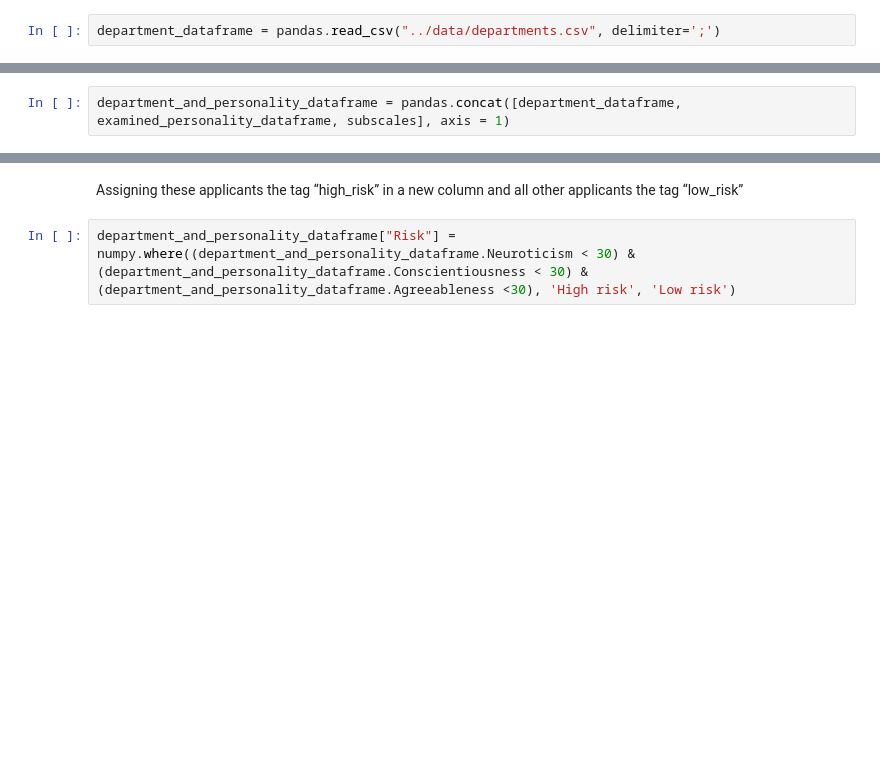
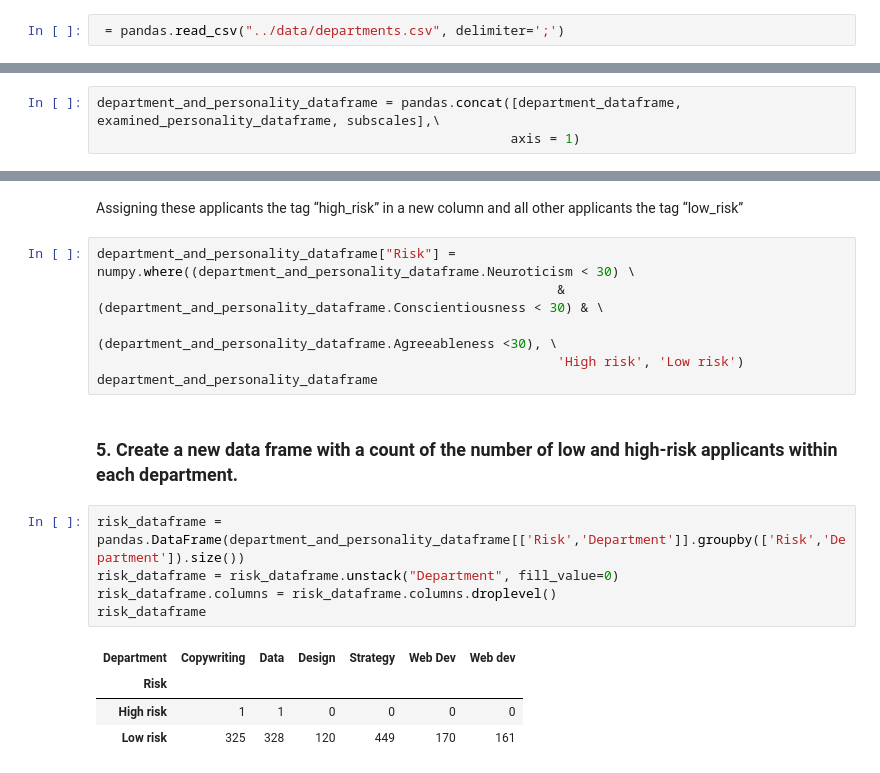
Before and after one commit to RTEE001/Data-wrangling, a Jupyter notebook: data_wrangling/Data-wrangling.ipynb, the cells around one changed output, grey strips where cells are left out. Saved outputs shown, nothing was run; the diff lists cells and outputs as text; blank space fills up the shorter version.

```diff
--- a/data_wrangling/Data-wrangling.ipynb
+++ b/data_wrangling/Data-wrangling.ipynb
@@ -171,4 +172,4 @@ subscales.head()
 # %% [markdown]
 Reading in department dataframe
 # %%
-department_dataframe = pandas.read_csv("../data/departments.csv", delimiter=';')
+ = pandas.read_csv("../data/departments.csv", delimiter=';')
@@ -175,7 +178,8 @@ department_dataframe = pandas.read_csv("../data/departments.csv", delimiter=';')
 # %% [markdown]
 Merging peronality and department dataframes
 # %%
-department_and_personality_dataframe = pandas.concat([department_dataframe, examined_personality_dataframe, subscales], axis = 1)
+department_and_personality_dataframe = pandas.concat([department_dataframe, examined_personality_dataframe, subscales],\
+                                                     axis = 1)
 # %% [markdown]
 Setting ID column as index
 # %%
@@ -219,4 +206,20 @@ filtered_dataframe[["Department"]]
 # %% [markdown]
 Assigning these applicants the tag “high_risk” in a new column and all other applicants the tag “low_risk”
 # %%
-department_and_personality_dataframe["Risk"] = numpy.where((department_and_personality_dataframe.Neuroticism < 30) &(department_and_personality_dataframe.Conscientiousness < 30) & (department_and_personality_dataframe.Agreeableness <30), 'High risk', 'Low risk')
+department_and_personality_dataframe["Risk"] = numpy.where((department_and_personality_dataframe.Neuroticism < 30) \
+                                                           &(department_and_personality_dataframe.Conscientiousness < 30) & \
+                                                           (department_and_personality_dataframe.Agreeableness <30), \
+                                                           'High risk', 'Low risk')
+department_and_personality_dataframe
+# %% [markdown]
+### 5. Create a new data frame with a count of the number of low and high-risk applicants within each department.
+# %%
+risk_dataframe = pandas.DataFrame(department_and_personality_dataframe[['Risk','Department']].groupby(['Risk','Department']).size())
+risk_dataframe = risk_dataframe.unstack("Department", fill_value=0)
+risk_dataframe.columns = risk_dataframe.columns.droplevel()
+risk_dataframe
+# %% [output]
+| Department | Copywriting | Data | Design | Strategy | Web Dev | Web dev |
+| Risk |  |  |  |  |  |  |
+| High risk | 1 | 1 | 0 | 0 | 0 | 0 |
+| Low risk | 325 | 328 | 120 | 449 | 170 | 161 |
```
Also changed, not shown: parts of 6 cells of this notebook.
